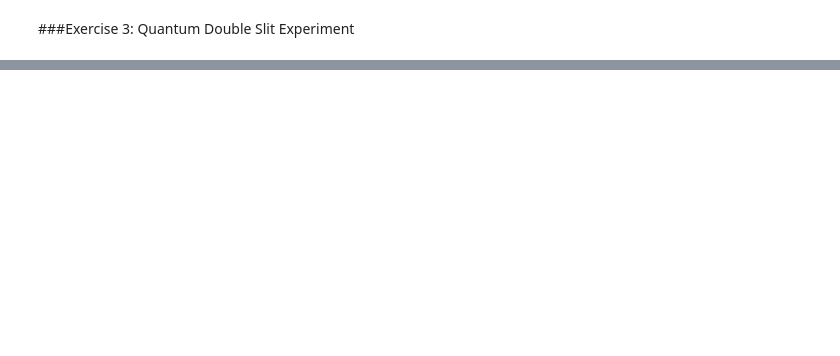
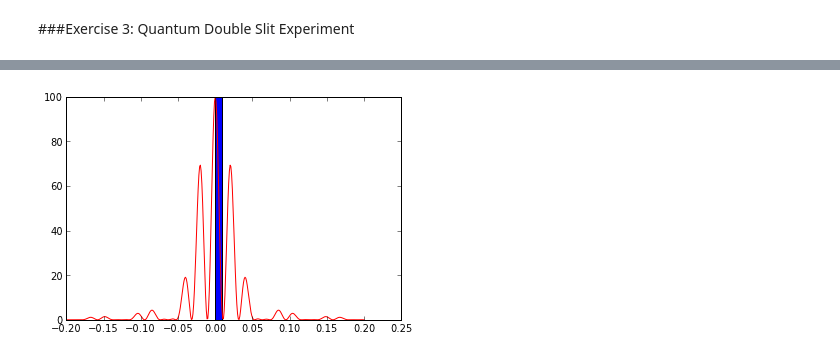
Before and after one commit to ipowellPHYS202/PHYS202-S13, a Jupyter notebook: Week8/Tuesday_Thurs_Notes.ipynb, the cells around one changed output, grey strips where cells are left out. Saved outputs shown, nothing was run; the diff lists cells and outputs as text; code cells hidden in the pictures; blank space fills up the shorter version.

```diff
--- a/Week8/Tuesday_Thurs_Notes.ipynb
+++ b/Week8/Tuesday_Thurs_Notes.ipynb
@@ -171,2 +180,19 @@ show()
 # %% [markdown]
 ###Exercise 3: Quantum Double Slit Experiment
+# %%
+d = 15*(10**-6)
+a = 10*(10**-6)
+L = 1
+lam = 632.8*(10**-9)
+
+sinc = lambda x: sin(pi*x)/(pi*x)
+I_diff = lambda x: sinc((a*x)/(lam*L))**2
+I_int = lambda x: cos((2*pi*d*x)/(lam*L))**2
+I_tot = lambda x: I_diff(x)*I_int(x)
+
+N = 10000
+x = arange(-.2,.201,.001)
+this = distribute1D(x,I_tot,N)
+n,bins,patches=hist(this,400,normed=True)
+plot(x,I_tot(x)*max(n),'r')
+show()
@@ -172,0 +201,9 @@ show()
+# %%
+N = 1
+x = arange(-.2,.201,.001)
+this = distribute1D(x,I_tot,N)
+n,bins,patches=hist(this,100,normed=True)
+plot(x,I_tot(x)*max(n),'r')
+show()
+# %% [output]
+[figure, added]
```
Also changed, not shown: parts of 17 cells of this notebook, 2 other files.
